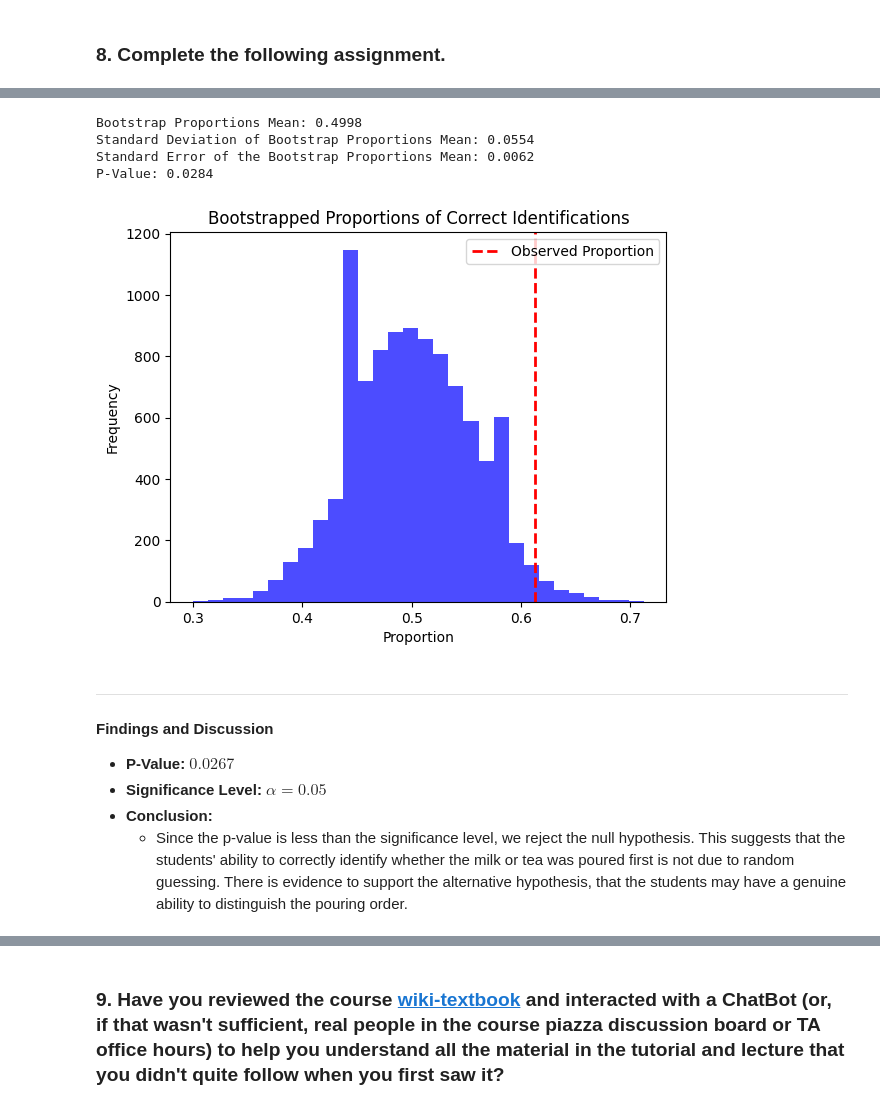
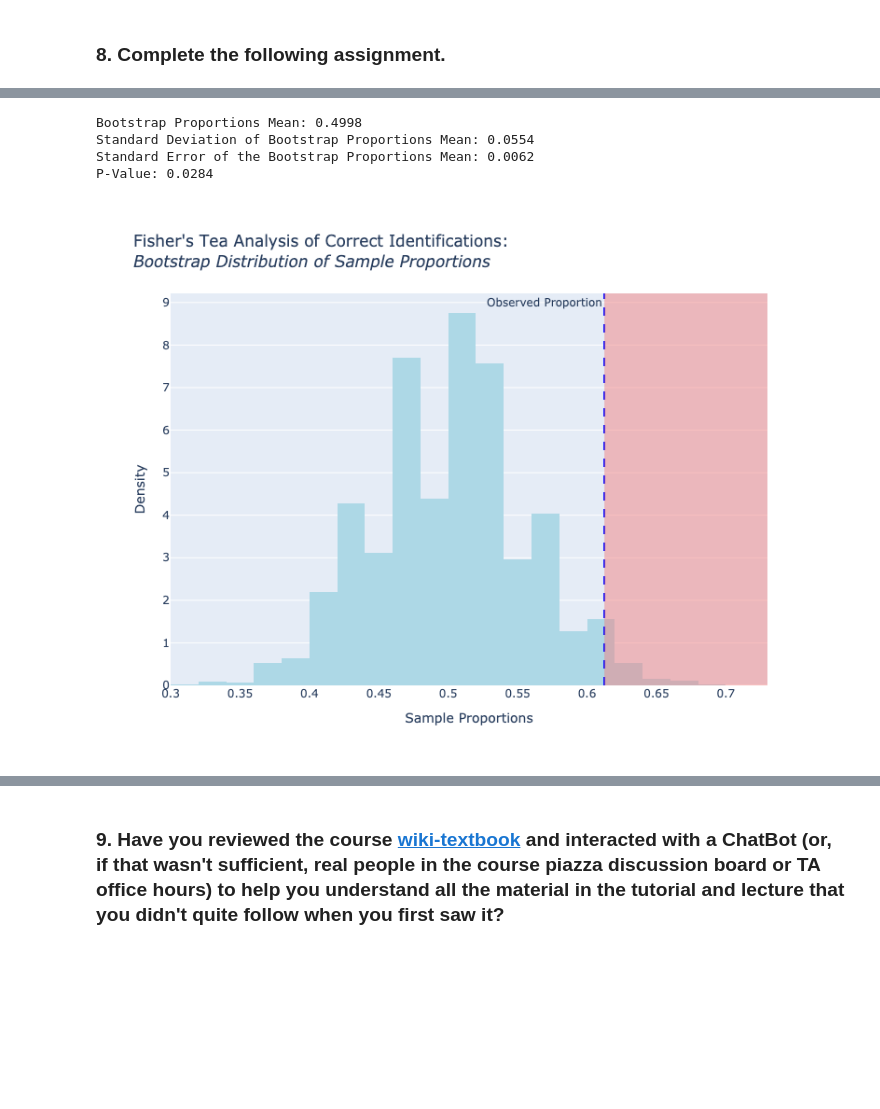
Before and after one commit to vicdenz/sta130-uoft, a Jupyter notebook: homework/week05/hw05.ipynb, the cells around one changed output, grey strips where cells are left out. Cells and saved outputs as stored; diff of their text form; code cells hidden in the pictures; blank space fills up the shorter version.

```diff
--- a/homework/week05/hw05.ipynb
+++ b/homework/week05/hw05.ipynb
@@ -168,6 +170,7 @@ One-sided p-value
 # %%
 import numpy as np
-import matplotlib.pyplot as plt
+import plotly.graph_objects as go
+import plotly.figure_factory as ff
 
 # Set random seed for reproducibility
 np.random.seed(130)
@@ -179,48 +182,62 @@ observed_proportion = correct_identifications / total_students
 
 # Bootstrapping
 num_of_simulations = 10000
 bootstrapped_proportions = np.zeros(num_of_simulations)
 
 for i in range(num_of_simulations):
     # Assuming that students are guessing (assuming the null hypothesis is true)
 	resample = np.random.randint(0, 2, size=total_students)
 
 	# Calculate the proportion of correct identifications in the resample
 	bootstrapped_proportions[i] = resample.mean()
 
-# Calculate the p-value
+# Calculate the p-value and other values
 p_value = np.sum(bootstrapped_proportions >= observed_proportion) / num_of_simulations
 
 bootstrapped_proportions_mean = bootstrapped_proportions.mean()
 bootstrapped_proportions_std = bootstrapped_proportions.std()
 bootstrapped_proportions_ste = bootstrapped_proportions_std / np.sqrt(total_students)
 
 # Output results
 print(f"Bootstrap Proportions Mean: {bootstrapped_proportions_mean:.4f}")
 print(f"Standard Deviation of Bootstrap Proportions Mean: {bootstrapped_proportions_std:.4f}")
 print(f"Standard Error of the Bootstrap Proportions Mean: {bootstrapped_proportions_ste:.4f}")
 print(f"P-Value: {p_value:.4f}")
 
 # Visualization of bootstrapped proportions
-plt.hist(bootstrapped_proportions, bins=30, alpha=0.7, color='blue')
-plt.axvline(observed_proportion, color='red', linestyle='dashed', linewidth=2, label='Observed Proportion')
-plt.title('Bootstrapped Proportions of Correct Identifications')
-plt.xlabel('Proportion')
-plt.ylabel('Frequency')
-plt.legend()
-plt.show()
+fig = go.Figure()
+
+# Add histogram for bootstrap sample proportions
+fig.add_trace(
+	go.Histogram(
+		x=bootstrapped_proportions, nbinsx=30,
+		name='Bootstrapped Proportions of Correct Identifications',
+		marker=dict(color='lightblue'),
+		histnorm='probability density'
+	)
+)
+
+# Add lines for observed proportion and confidence interval
+fig.add_vline(x=observed_proportion, line_width=2, line_dash="dash", line_color="blue",
+              annotation_text="Observed Proportion", annotation_position="top left")
+fig.add_shape(type="rect", x0=observed_proportion, y0=0, x1=np.ceil(max(bootstrapped_proportions)*100+1)/100,
+              y1=1, yref="paper", fillcolor="Lightcoral", opacity=0.5, line_width=0)
+
+# Update the layout and titles
+fig.update_layout(
+    title="Fisher's Tea Analysis of Correct Identifications:<br><i>Bootstrap Distribution of Sample Proportions</i>",
+    xaxis_title="Sample Proportions",
+    yaxis_title="Density",
+    showlegend=False,
+    height=600,
+    width=800
+)
+
+# Show the plot as a PNG
+fig.show(renderer="png")
 # %% [output]
 Bootstrap Proportions Mean: 0.4998
 Standard Deviation of Bootstrap Proportions Mean: 0.0554
 Standard Error of the Bootstrap Proportions Mean: 0.0062
 P-Value: 0.0284
-[figure, old version]
+[figure, new version]
-# %% [markdown]
-
----
-
-#### Findings and Discussion
-- **P-Value:** $0.0267$
-- **Significance Level:** $\alpha=0.05$
-- **Conclusion:**
-	- Since the p-value is less than the significance level, we reject the null hypothesis. This suggests that the students' ability to correctly identify whether the milk or tea was poured first is not due to random guessing. There is evidence to support the alternative hypothesis, that the students may have a genuine ability to distinguish the pouring order.
```
Also changed, not shown: parts of 5 cells of this notebook, 2 other files.
